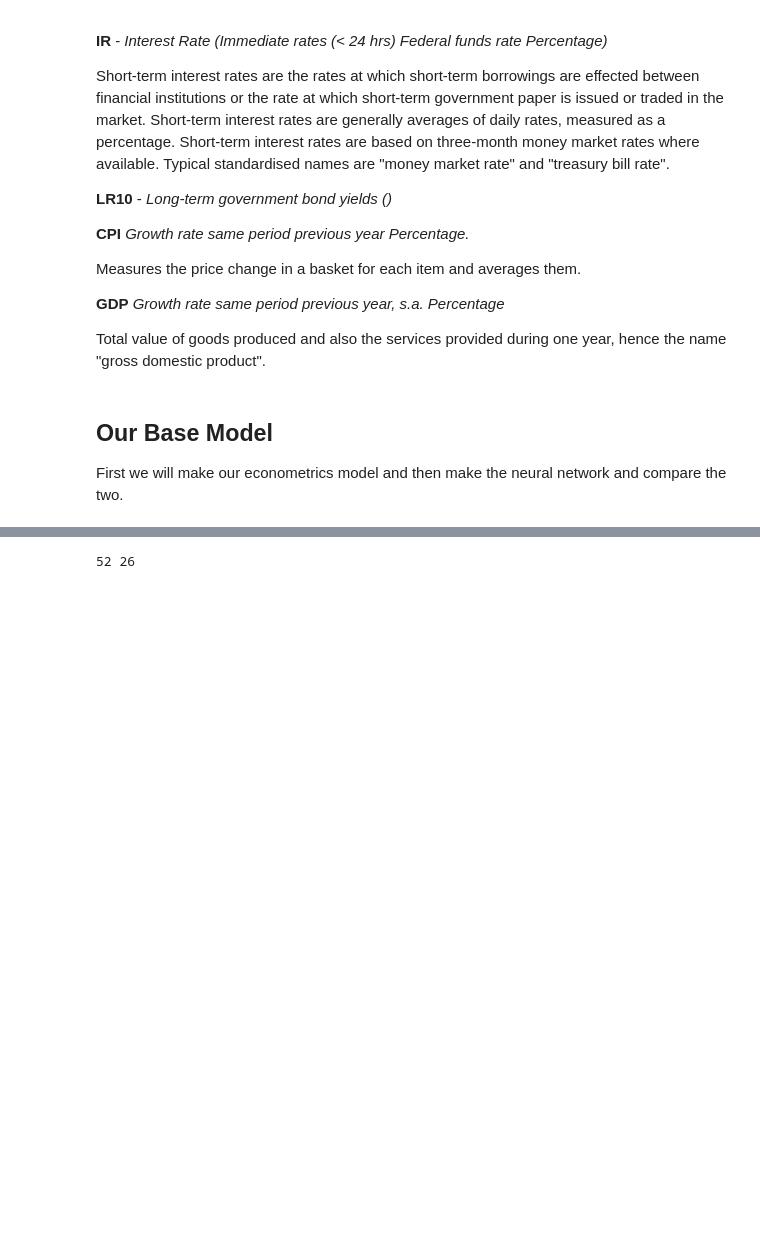
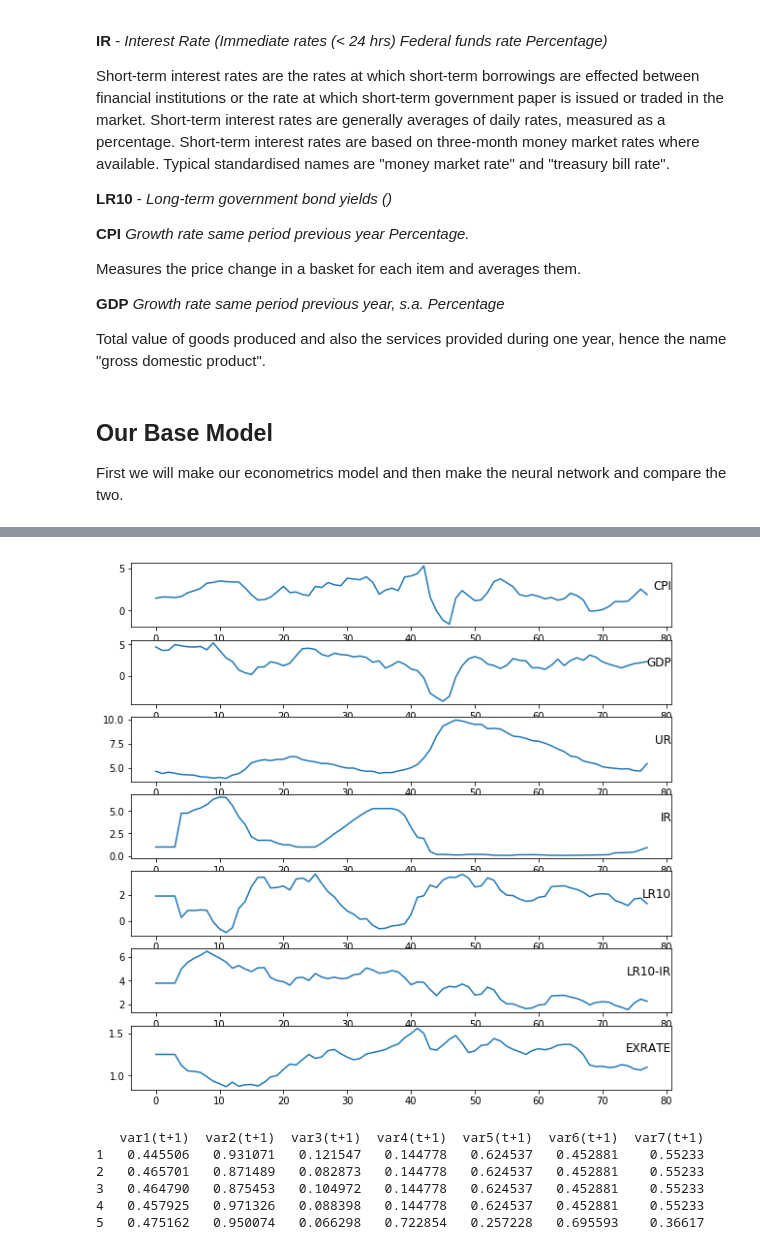
Before and after one commit to Glezzy/Mac-and-DNN, a Jupyter notebook: Project_predict_macroNN.ipynb, the cells around one changed output, grey strips where cells are left out. Saved outputs shown, nothing was run; the diff lists cells and outputs as text; code cells hidden in the pictures; blank space fills up the shorter version.

Commit message:
Almost finished LSTM network

```diff
--- a/Project_predict_macroNN.ipynb
+++ b/Project_predict_macroNN.ipynb
@@ -42,9 +42,18 @@ First we will make our econometrics model and then make the neural network and c
 # load our functions and objects
 import numpy as np
 import pandas as pd
+from pandas import DataFrame
+from pandas import concat
 import matplotlib.pyplot as plt
+from matplotlib.pylab import rcParams
 from keras.models import Sequential
 from keras.layers import Dense
+from keras.layers import LSTM
+from sklearn.preprocessing import MinMaxScaler
+from sklearn.metrics import mean_squared_error
 import math
+%matplotlib inline
+
+rcParams ['figure.figsize'] = 10, 10
 # %%
 # load data
@@ -85,0 +96,15 @@ macro.head(20)
+# %%
+macroval = macro.values
+# %%
+# lets plot our series seperately
+groups = [0, 1, 2, 3, 4, 5, 6]
+i = 1
+plt.figure()
+for group in groups:
+    plt.subplot(len(groups), 1, i)
+    plt.plot(macroval[:, group])
+    plt.title(macro.columns[group], y=0.5, loc='right')
+    i += 1
+plt.show()
+# %% [output]
+[figure, added]
@@ -86,9 +134,22 @@ macro.head(20)
+# %%
+# normalize features
+scaler = MinMaxScaler(feature_range=(0, 1))
+scaled = scaler.fit_transform(macroval)
+# frame as supervised learning problem
+reframed = supervised(scaled, 1, 1)
+# setup so we are predicting GDP
+reframed.drop(reframed.columns[[]], axis=1, inplace=True)
+print(reframed.head())
+# %% [output]
+   var1(t+1)  var2(t+1)  var3(t+1)  var4(t+1)  var5(t+1)  var6(t+1)  var7(t+1)
+1   0.445506   0.931071   0.121547   0.144778   0.624537   0.452881    0.55233
+2   0.465701   0.871489   0.082873   0.144778   0.624537   0.452881    0.55233
+3   0.464790   0.875453   0.104972   0.144778   0.624537   0.452881    0.55233
+4   0.457925   0.971326   0.088398   0.144778   0.624537   0.452881    0.55233
+5   0.475162   0.950074   0.066298   0.722854   0.257228   0.695593    0.36617
 # %%
-macro = macro.values
 # split into train and test
-train = int(len(macro) * 0.67)
-test = len(macro) - train
-train, test = macro[0:train,:], macro[train:len(macro),:]
-print(len(train), len(test))
+macroval = reframed.values
+train_size = int(len(macroval) * 0.67)
+test_size = len(macroval) - train_size
+train, test = macroval[0:train_size,:], macroval[train_size:len(macroval),:]
-# %% [output]
-52 26
```
Also changed, not shown: parts of 10 cells of this notebook.
